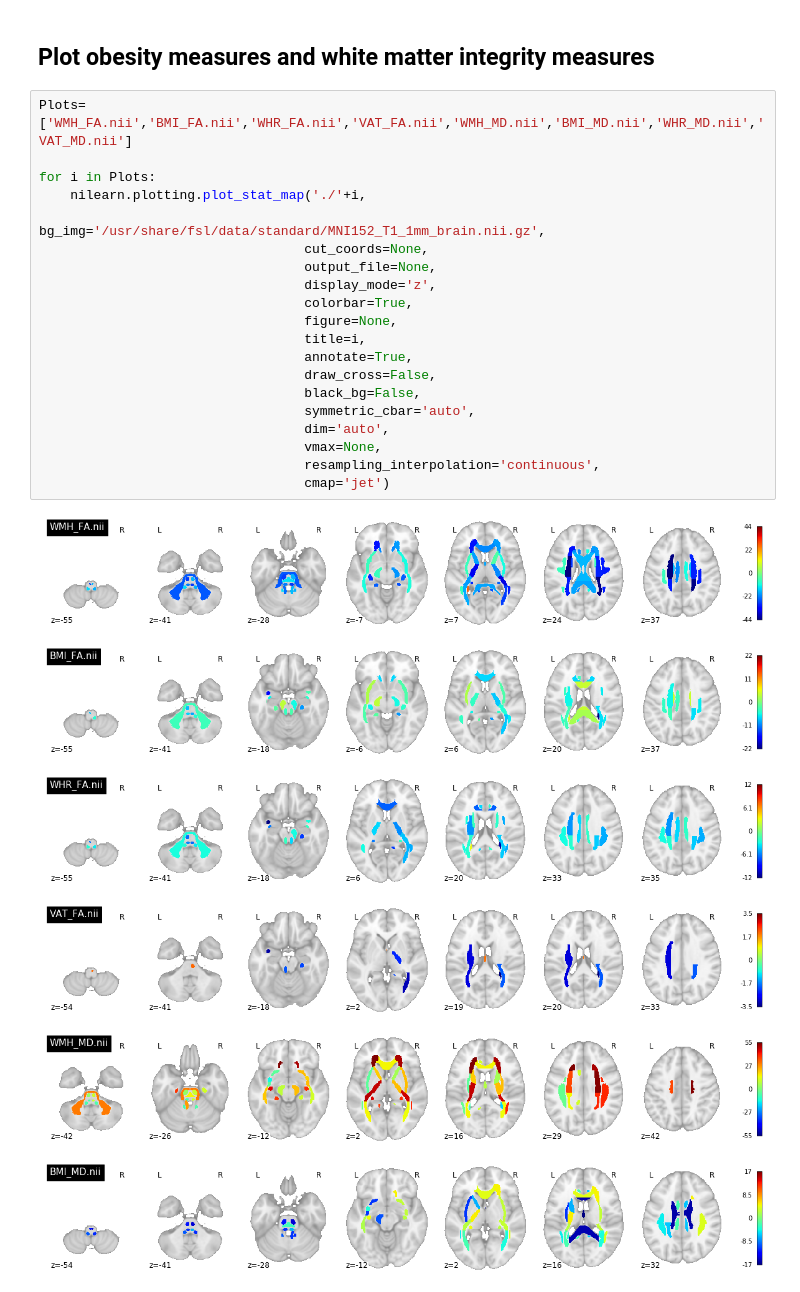
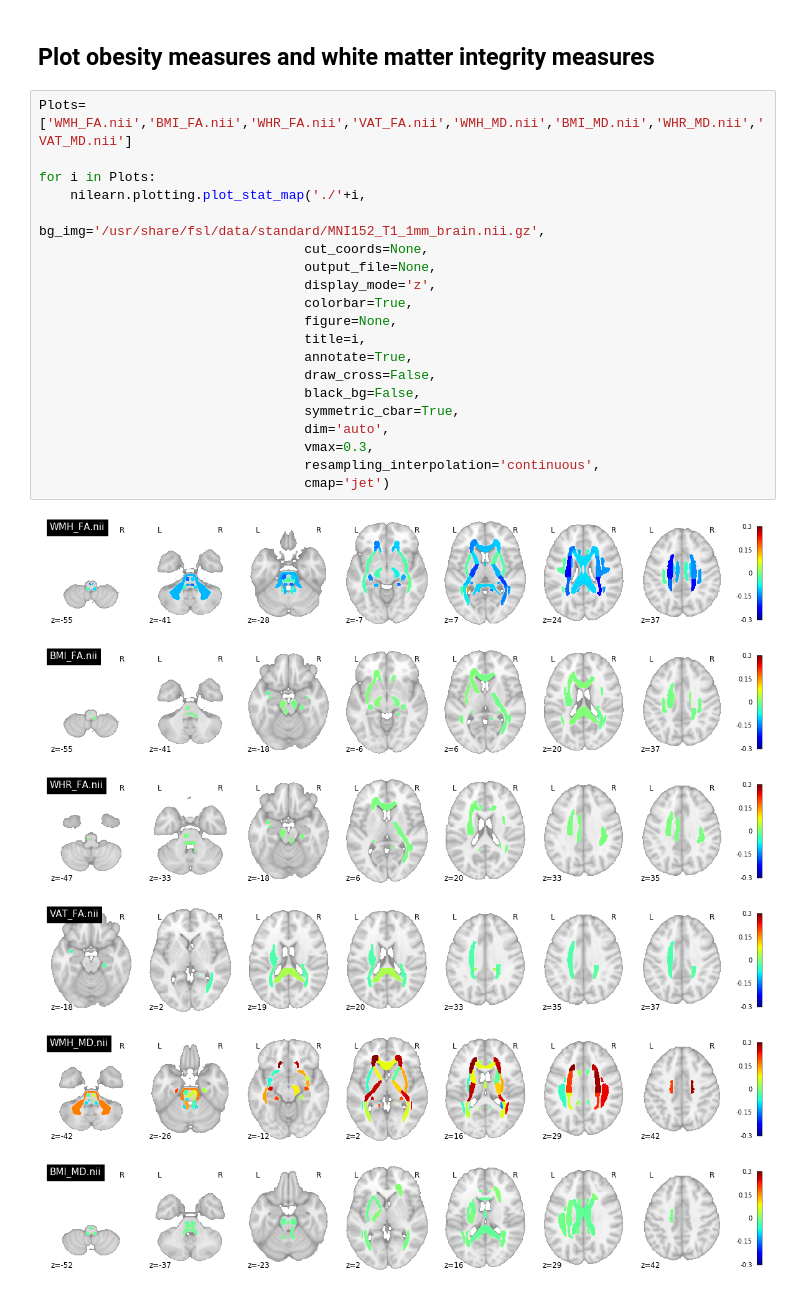
Before and after one commit to FilipMorys/WMHOB, a Jupyter notebook: plotting_scripts/Plot_subcortical_nilearn.ipynb, the cells around one changed output. Cells and saved outputs as stored; diff of their text form.

```diff
--- a/plotting_scripts/Plot_subcortical_nilearn.ipynb
+++ b/plotting_scripts/Plot_subcortical_nilearn.ipynb
@@ -68,27 +68,27 @@ VAT.close()
 # %%
 Plots=['WMH_FA.nii','BMI_FA.nii','WHR_FA.nii','VAT_FA.nii','WMH_MD.nii','BMI_MD.nii','WHR_MD.nii','VAT_MD.nii']
 
 for i in Plots:
     nilearn.plotting.plot_stat_map('./'+i,
                                   bg_img='/usr/share/fsl/data/standard/MNI152_T1_1mm_brain.nii.gz',
                                   cut_coords=None,
                                   output_file=None,
                                   display_mode='z',
                                   colorbar=True,
                                   figure=None,
                                   title=i,
                                   annotate=True,
                                   draw_cross=False,
                                   black_bg=False,
-                                  symmetric_cbar='auto',
+                                  symmetric_cbar=True,
                                   dim='auto',
-                                  vmax=None,
+                                  vmax=0.3,
                                   resampling_interpolation='continuous',
                                   cmap='jet')
 # %% [output]
-[figure, old version]
+[figure, new version]
-[figure, old version]
+[figure, new version]
-[figure, old version]
+[figure, new version]
-[figure, old version]
+[figure, new version]
-[figure, old version]
+[figure, new version]
-[figure, old version]
+[figure, new version]
```
Also changed, not shown: parts of 3 cells of this notebook.
